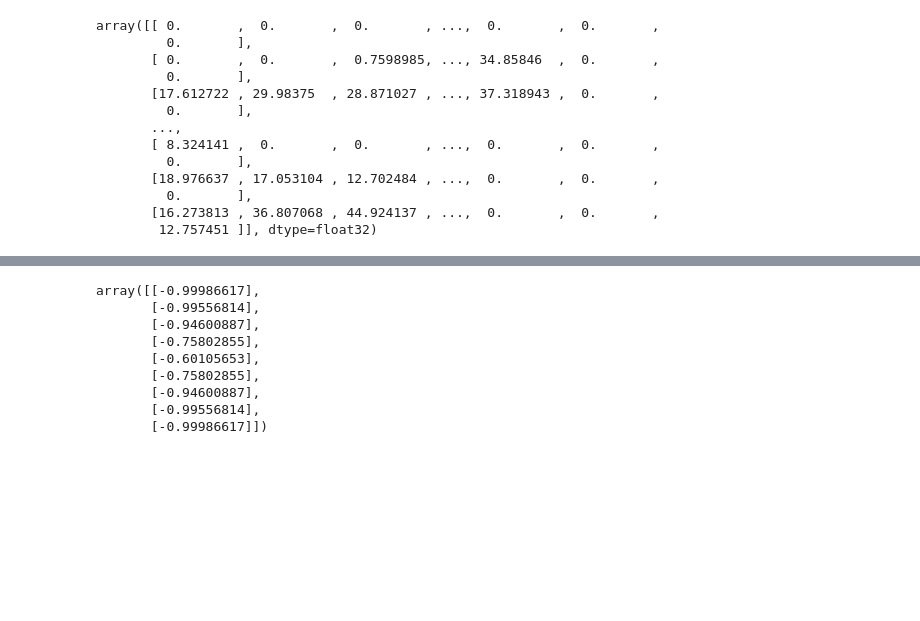
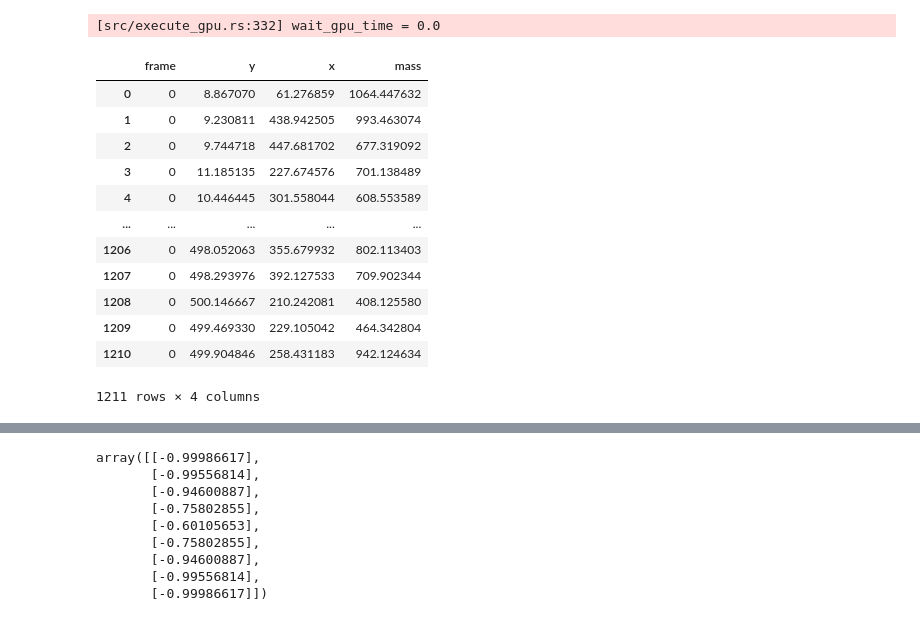
Before and after one commit to amfaber/tracking_optimizations, a Jupyter notebook: gpu-tracking/explore.ipynb, the cells around one changed output, grey strips where cells are left out. Saved outputs shown, nothing was run; the diff lists cells and outputs as text; code cells hidden in the pictures; blank space fills up the shorter version.

```diff
--- a/gpu-tracking/explore.ipynb
+++ b/gpu-tracking/explore.ipynb
@@ -42,19 +28,3 @@ plt.imshow(centers[:, :, 1])
-# %%
-tp_processed[10:-10, 10:-10]
-# %% [output]
-array([[ 0.       ,  0.       ,  0.       , ...,  0.       ,  0.       ,
-         0.       ],
-       [ 0.       ,  0.       ,  0.7598985, ..., 34.85846  ,  0.       ,
-         0.       ],
-       [17.612722 , 29.98375  , 28.871027 , ..., 37.318943 ,  0.       ,
-         0.       ],
-       ...,
-       [ 8.324141 ,  0.       ,  0.       , ...,  0.       ,  0.       ,
-         0.       ],
-       [18.976637 , 17.053104 , 12.702484 , ...,  0.       ,  0.       ,
-         0.       ],
-       [16.273813 , 36.807068 , 44.924137 , ...,  0.       ,  0.       ,
-        12.757451 ]], dtype=float32)
 # %%
 from scipy.signal import convolve
 import scipy.signal as sgn
@@ -62,13 +32,31 @@ import scipy.signal as sgn
 # with open("trackpy_reference/locations.pkl", "rb") as file:
 #     tp_df = pickle.load(file)
 diameter = 9
-minmass = 1000
+minmass = 0
 separation = 10
 my_df = pd.DataFrame(gpu_tracking.batch(arr[0:1], diameter, minmass = minmass, separation = separation), columns = ["frame", "mass", "y", "x"])
 my_df = my_df.astype({"frame": int})[["frame", "y", "x", "mass"]]
 
-tp_df = tp.locate(arr[0], diameter, threshold = 0, percentile = 95, minmass = minmass, characterize = False, separation = separation)
+tp_df = tp.locate(arr[0], diameter, threshold = 0, percentile = 0, minmass = minmass, characterize = False, separation = separation)
 
 my_tree = KDTree(coords(my_df).T)
 tp_tree = KDTree(coords(tp_df).T)
 dists, inds = my_tree.query(coords(tp_df).T, distance_upper_bound = 0.01)
+# %% [output]
+[src/execute_gpu.rs:332] wait_gpu_time = 0.0
+# %%
+my_df
+# %% [output]
+|  | frame | y | x | mass |
+| 0 | 0 | 8.867070 | 61.276859 | 1064.447632 |
+| 1 | 0 | 9.230811 | 438.942505 | 993.463074 |
+| 2 | 0 | 9.744718 | 447.681702 | 677.319092 |
+| 3 | 0 | 11.185135 | 227.674576 | 701.138489 |
+| 4 | 0 | 10.446445 | 301.558044 | 608.553589 |
+| ... | ... | ... | ... | ... |
+| 1206 | 0 | 498.052063 | 355.679932 | 802.113403 |
+| 1207 | 0 | 498.293976 | 392.127533 | 709.902344 |
+| 1208 | 0 | 500.146667 | 210.242081 | 408.125580 |
+| 1209 | 0 | 499.469330 | 229.105042 | 464.342804 |
+| 1210 | 0 | 499.904846 | 258.431183 | 942.124634 |
+1211 rows × 4 columns
```
Also changed, not shown: parts of 9 cells of this notebook, 6 other files.
